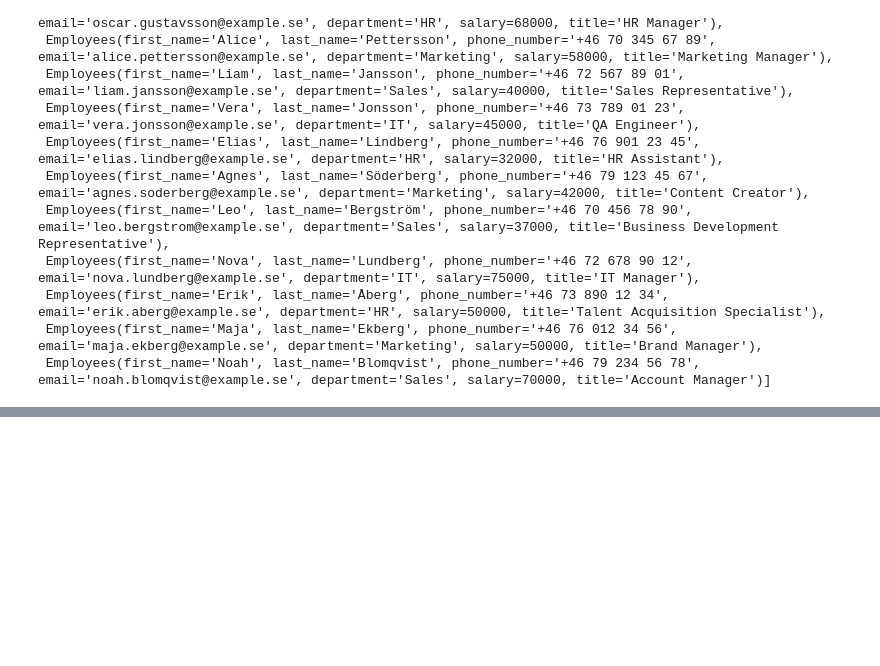
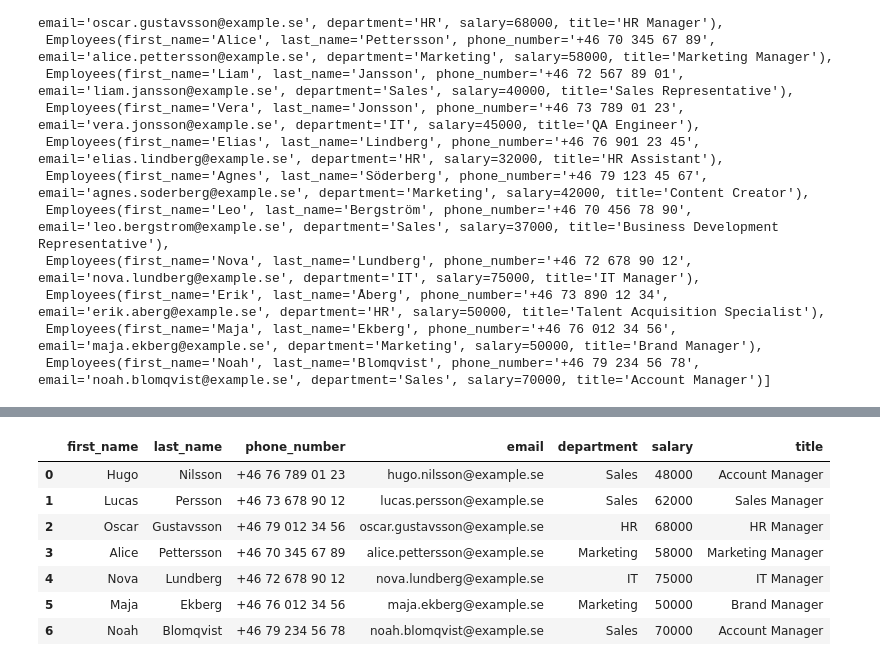
Before and after one commit to Natali-Dev/ai_engineering_natali_harju, a Jupyter notebook: exercises/3_pydantic/2_small company.ipynb, the cells around one changed output, grey strips where cells are left out. Saved outputs shown, nothing was run; the diff lists cells and outputs as text; code cells hidden in the pictures; blank space fills up the shorter version.

```diff
--- a/exercises/3_pydantic/2_small company.ipynb
+++ b/exercises/3_pydantic/2_small company.ipynb
@@ -209,0 +225,9 @@ df.head(1)
+# %%
+conn = duckdb.connect("employee.duckdb")
+# conn.execute("SELECT * FROM staging.employee where title LIKE '% Manager'").df()
+conn.close()
+
+df_managers = duckdb.query("SELECT * FROM df where title LIKE '% Manager'").df()
+manager_names = df_managers[["first_name", "last_name", "department"]]
+# manager_names = df_managers["first_name"] + " " + df_managers["last_name"]
+manager_names
@@ -212,3 +327,10 @@ df.head(1)
 # %%
 
 # i) Add a departments table in your duckdb database under staging layer to store this data.
+
+conn = duckdb.connect("employee.duckdb")
+conn.execute("CREATE or replace table staging.managers AS SELECT * from df_department")
+managers = conn.execute("SELECT * FROM staging.managers").df()
+employee = conn.execute("SELECT * FROM staging.employee").df()
+employee
+conn.close()
@@ -214,0 +355,12 @@ df.head(1)
+# %%
+conn.close()
+df_managers
+# %% [output]
+|  | first_name | last_name | phone_number | email | department | salary | title |
+| 0 | Hugo | Nilsson | +46 76 789 01 23 | hugo.nilsson@example.se | Sales | 48000 | Account Manager |
+| 1 | Lucas | Persson | +46 73 678 90 12 | lucas.persson@example.se | Sales | 62000 | Sales Manager |
+| 2 | Oscar | Gustavsson | +46 79 012 34 56 | oscar.gustavsson@example.se | HR | 68000 | HR Manager |
+| 3 | Alice | Pettersson | +46 70 345 67 89 | alice.pettersson@example.se | Marketing | 58000 | Marketing Manager |
+| 4 | Nova | Lundberg | +46 72 678 90 12 | nova.lundberg@example.se | IT | 75000 | IT Manager |
+| 5 | Maja | Ekberg | +46 76 012 34 56 | maja.ekberg@example.se | Marketing | 50000 | Brand Manager |
+| 6 | Noah | Blomqvist | +46 79 234 56 78 | noah.blomqvist@example.se | Sales | 70000 | Account Manager |
```
Also changed, not shown: parts of 11 cells of this notebook, 1 other file.
